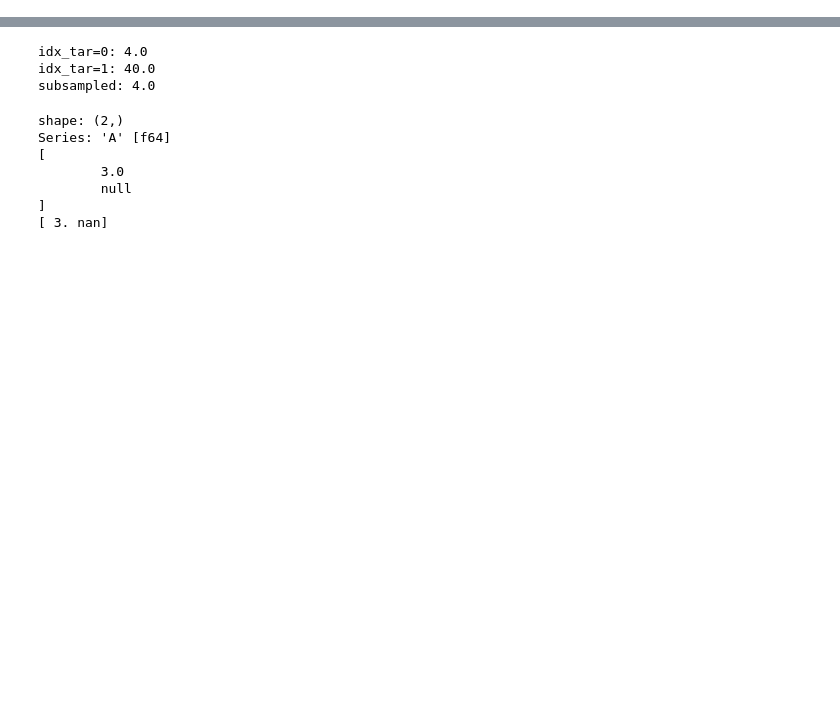
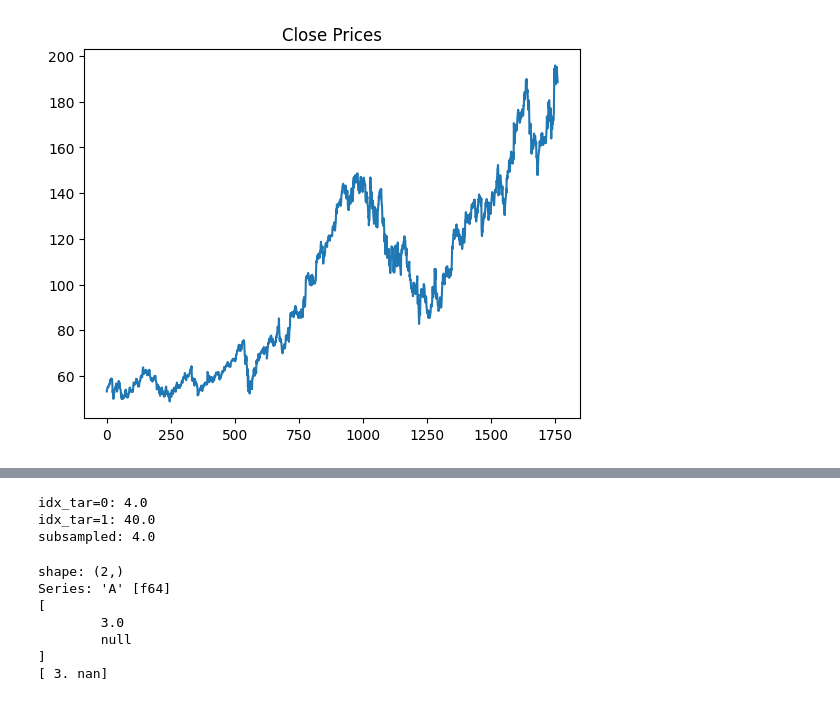
Before and after one commit to KImeriGitHub/RandomOdyssey, a Jupyter notebook: notebooks/sandbox.ipynb, the cells around one changed output, grey strips where cells are left out. Cells and saved outputs as stored; diff of their text form; code cells hidden in the pictures; blank space fills up the shorter version.

```diff
--- a/notebooks/sandbox.ipynb
+++ b/notebooks/sandbox.ipynb
@@ -32,0 +377,8 @@ from src.mathTools.DistributionTools import DistributionTools
+# %%
+import matplotlib.pyplot as plt
+close = df["adj_close"].to_numpy(dtype=float)
+plt.plot(close)
+plt.title("Close Prices")
+plt.show()
+# %% [output]
+[figure, added]
```
Also changed, not shown: parts of 5 cells of this notebook, 5 other files.
